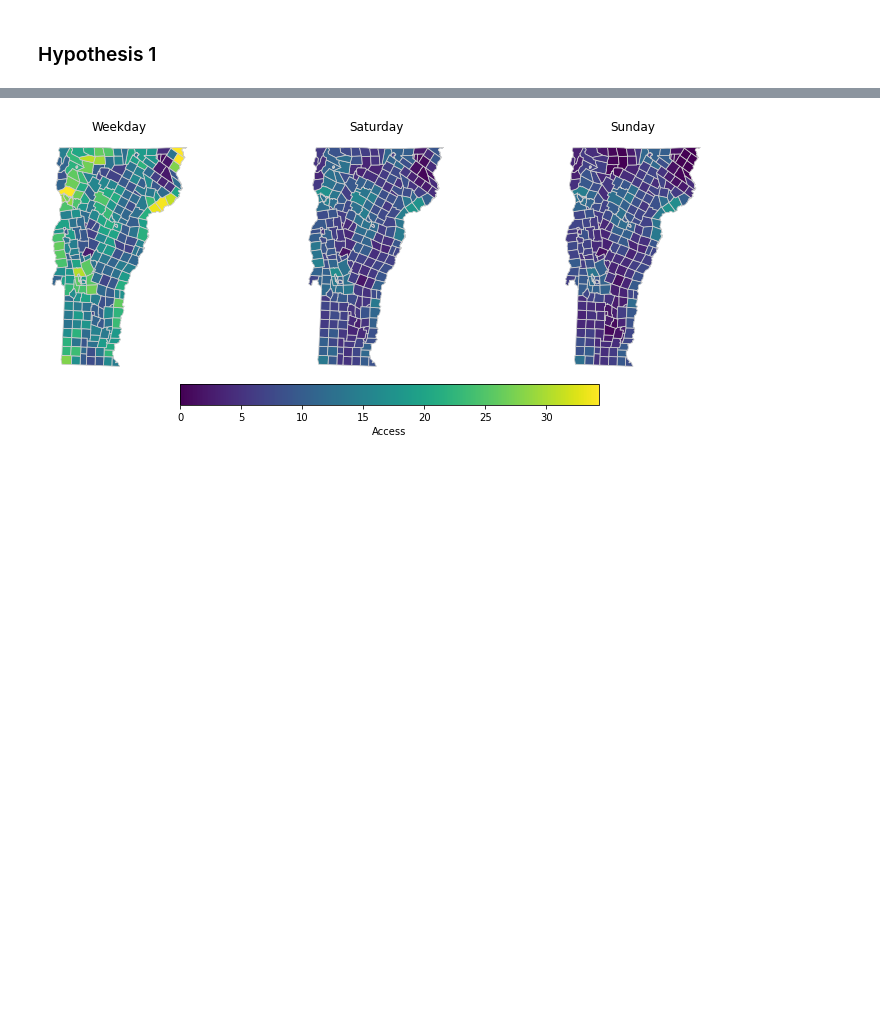
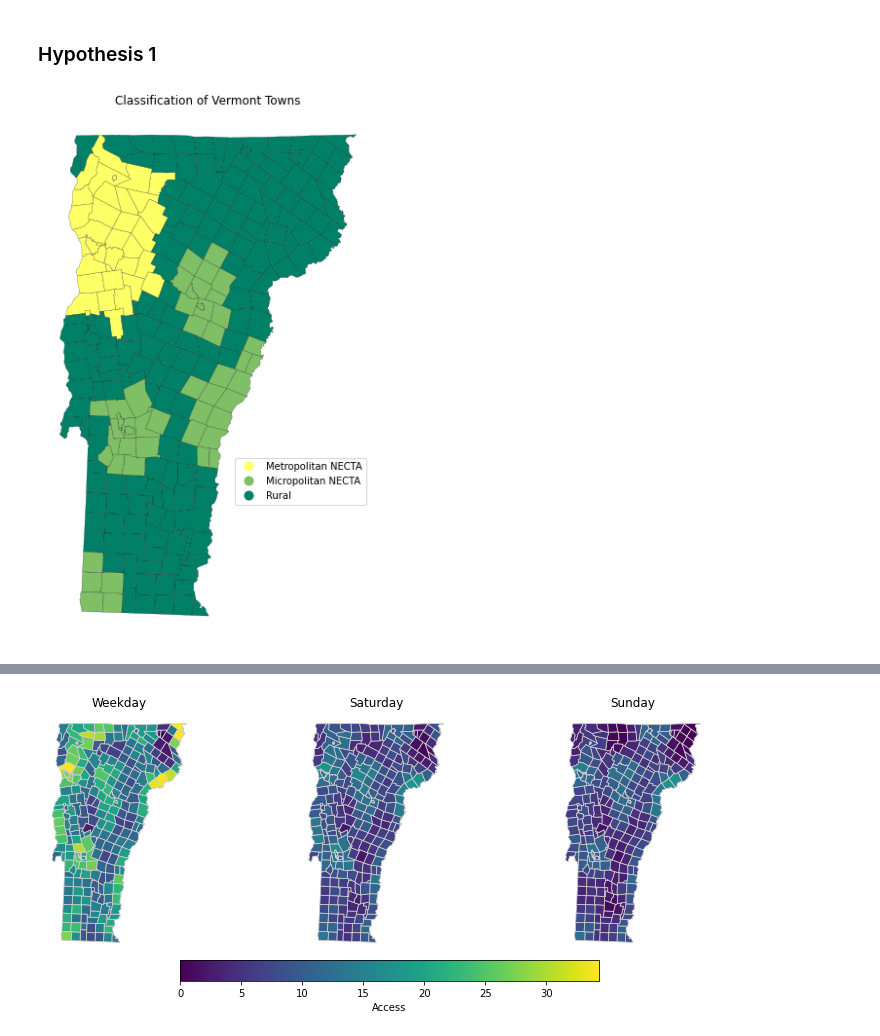
Before and after one commit to samroubin/VTPharmacy, a Jupyter notebook: procedure/code/02_Pharmacy_Accessibility_Analysis.ipynb, the cells around one changed output, grey strips where cells are left out. Drawn from its saved outputs; the diff is of its cells as text; code cells hidden in the pictures; blank space fills up the shorter version.

```diff
--- a/procedure/code/02_Pharmacy_Accessibility_Analysis.ipynb
+++ b/procedure/code/02_Pharmacy_Accessibility_Analysis.ipynb
@@ -789,0 +789,13 @@ mapping_df.explore()
+# %%
+# Map of NECTA classifications
+legend_colors = {'Metropolitan NECTA': 'darkblue', 'Micropolitan NECTA': 'royalblue', 'Rural': 'forestgreen'}
+
+fig, ax = plt.subplots(figsize=(10, 10))
+mapping_df.plot(column='necta', categorical=True, legend=True, legend_kwds={'loc': 'center right', 'bbox_to_anchor': (1, 0.3)}, ax=ax, edgecolor = 'black', linewidth = .2, cmap = 'summer_r')
+plt.title('Classification of Vermont Towns')
+plt.xlabel('Longitude')
+plt.ylabel('Latitude')
+plt.axis('off')
+plt.show()
+# %% [output]
+[figure, added]
```
Also changed, not shown: parts of 8 cells of this notebook.
